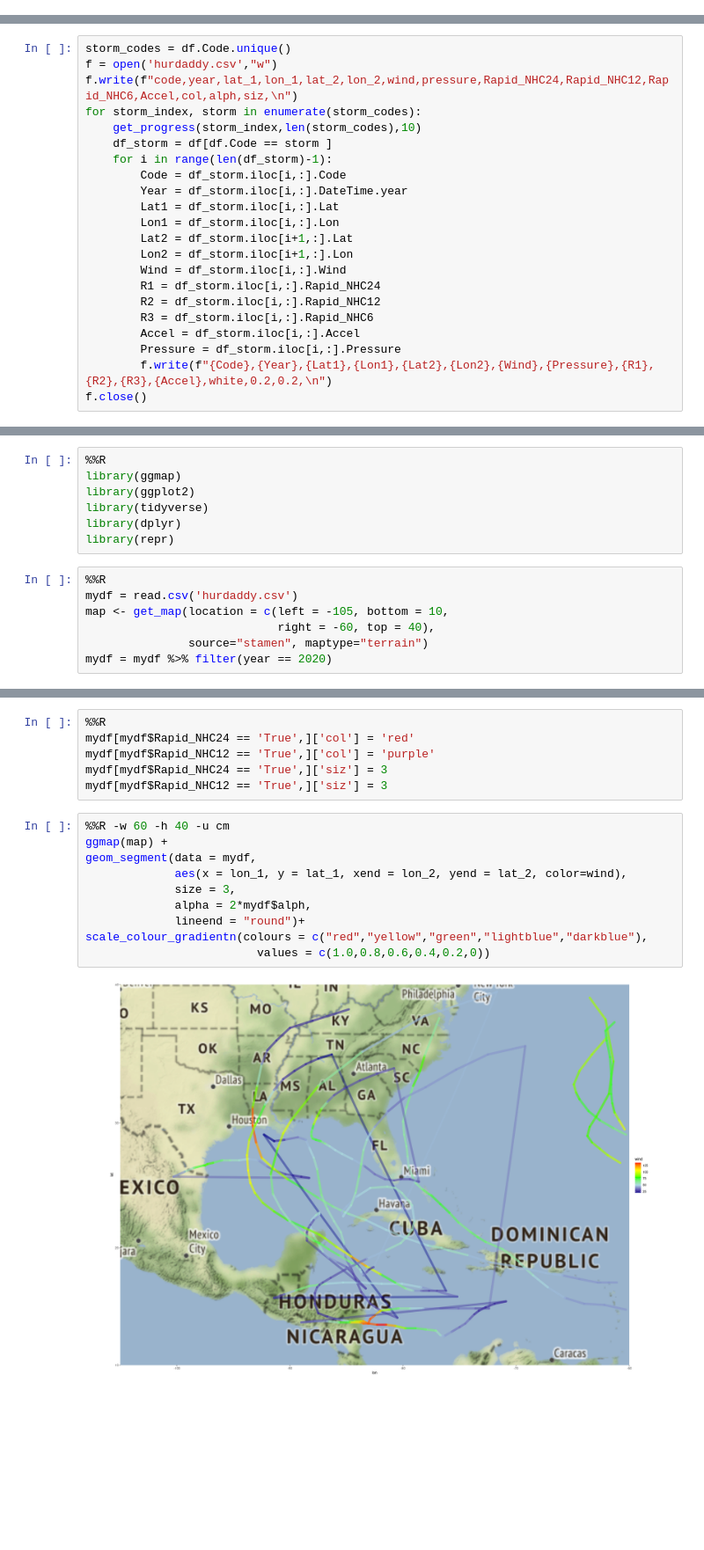
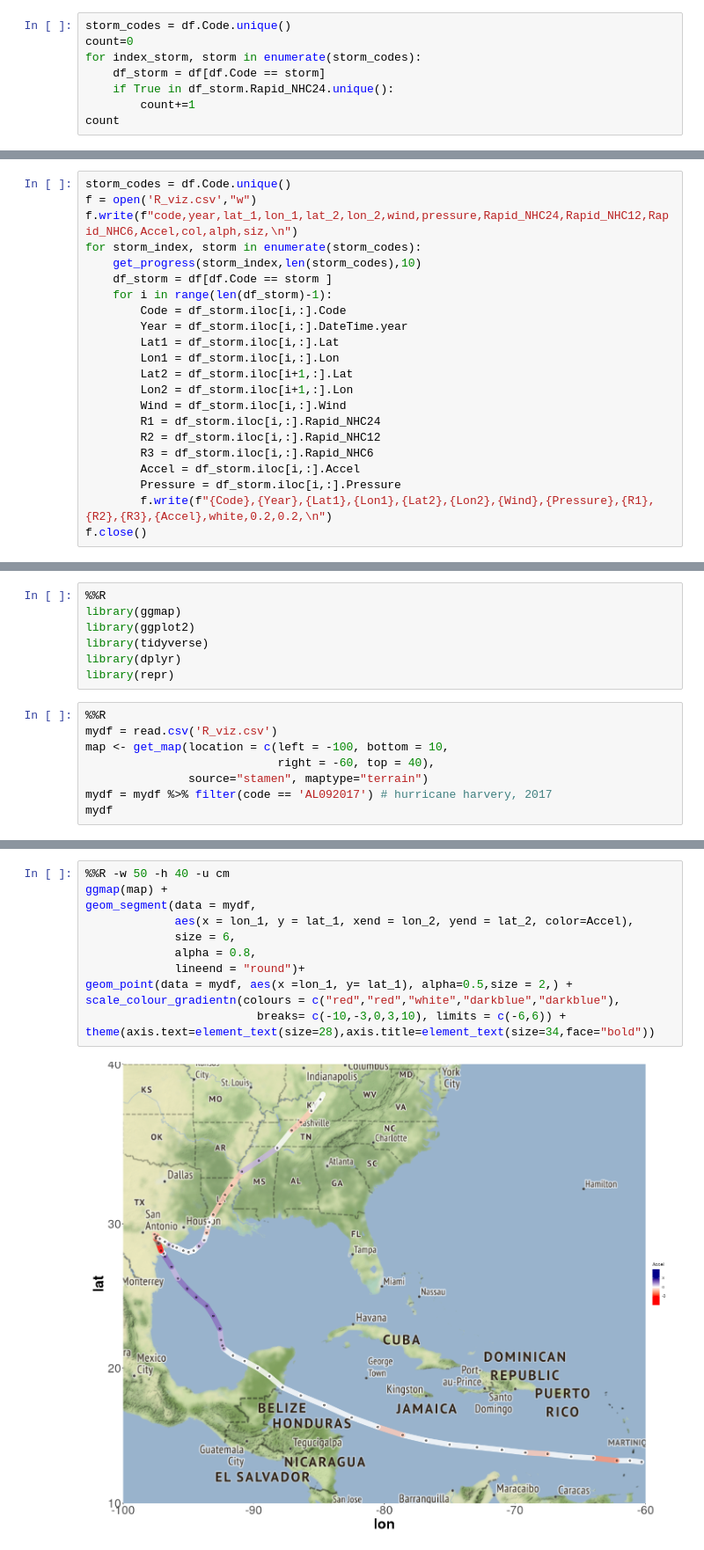
Before and after one commit to SamLeBlanc/Hurricane-RI-Analysis, a Jupyter notebook: RI_Analysis.ipynb, the cells around one changed output, grey strips where cells are left out. Shown at 88% size. Cells and saved outputs as stored; diff of their text form; blank space fills up the shorter version.

```diff
--- a/RI_Analysis.ipynb
+++ b/RI_Analysis.ipynb
@@ -195,0 +339,8 @@ df = pd.read_pickle("cat1_and_above.pkl")
+# %%
+storm_codes = df.Code.unique()
+count=0
+for index_storm, storm in enumerate(storm_codes):
+    df_storm = df[df.Code == storm]
+    if True in df_storm.Rapid_NHC24.unique():
+        count+=1
+count
@@ -198,6 +351,6 @@ df = pd.read_pickle("cat1_and_above.pkl")
 # %%
 storm_codes = df.Code.unique()
-f = open('hurdaddy.csv',"w")
+f = open('R_viz.csv',"w")
 f.write(f"code,year,lat_1,lon_1,lat_2,lon_2,wind,pressure,Rapid_NHC24,Rapid_NHC12,Rapid_NHC6,Accel,col,alph,siz,\n")
 for storm_index, storm in enumerate(storm_codes):
     get_progress(storm_index,len(storm_codes),10)
@@ -242,8 +395,9 @@ library(dplyr)
 library(repr)
 # %%
 %%R
-mydf = read.csv('hurdaddy.csv')
-map <- get_map(location = c(left = -105, bottom = 10,
+mydf = read.csv('R_viz.csv')
+map <- get_map(location = c(left = -100, bottom = 10,
                             right = -60, top = 40),
                source="stamen", maptype="terrain")
-mydf = mydf %>% filter(year == 2020)
+mydf = mydf %>% filter(code == 'AL092017') # hurricane harvery, 2017
+mydf
@@ -250,18 +422,14 @@ mydf = mydf %>% filter(year == 2020)
-# %%
-%%R
-mydf[mydf$Rapid_NHC24 == 'True',]['col'] = 'red'
-mydf[mydf$Rapid_NHC12 == 'True',]['col'] = 'purple'
-mydf[mydf$Rapid_NHC24 == 'True',]['siz'] = 3
-mydf[mydf$Rapid_NHC12 == 'True',]['siz'] = 3
 # %%
-%%R -w 60 -h 40 -u cm
+%%R -w 50 -h 40 -u cm
 ggmap(map) +
 geom_segment(data = mydf,
-             aes(x = lon_1, y = lat_1, xend = lon_2, yend = lat_2, color=wind),
-             size = 3,
-             alpha = 2*mydf$alph,
+             aes(x = lon_1, y = lat_1, xend = lon_2, yend = lat_2, color=Accel),
+             size = 6,
+             alpha = 0.8,
              lineend = "round")+
-scale_colour_gradientn(colours = c("red","yellow","green","lightblue","darkblue"),
-                         values = c(1.0,0.8,0.6,0.4,0.2,0))
+geom_point(data = mydf, aes(x =lon_1, y= lat_1), alpha=0.5,size = 2,) +
+scale_colour_gradientn(colours = c("red","red","white","darkblue","darkblue"),
+                         breaks= c(-10,-3,0,3,10), limits = c(-6,6)) +
+theme(axis.text=element_text(size=28),axis.title=element_text(size=34,face="bold"))
 # %% [output]
-[figure, old version]
+[figure, new version]
```
Also changed, not shown: parts of 29 cells of this notebook, 3 other files.
